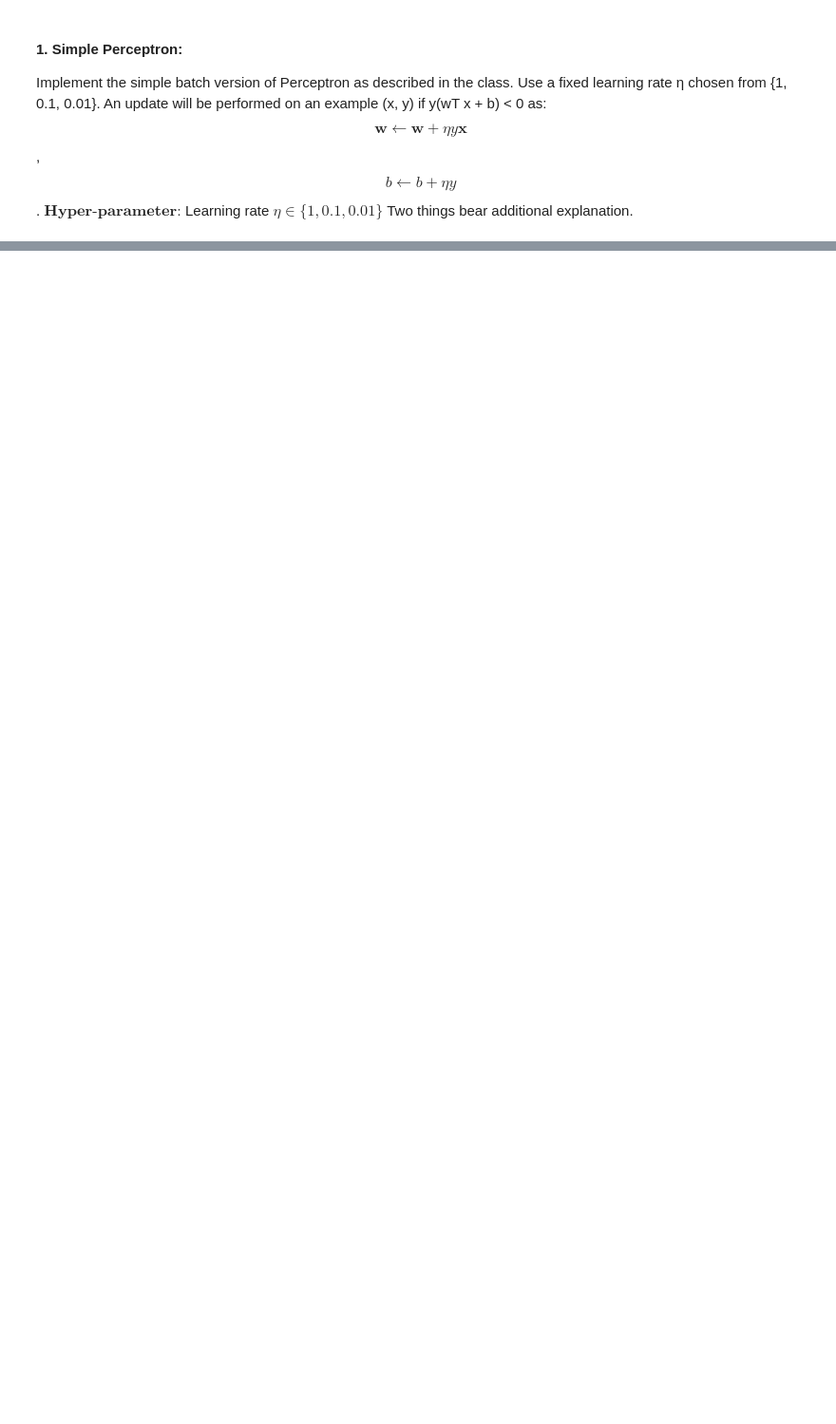
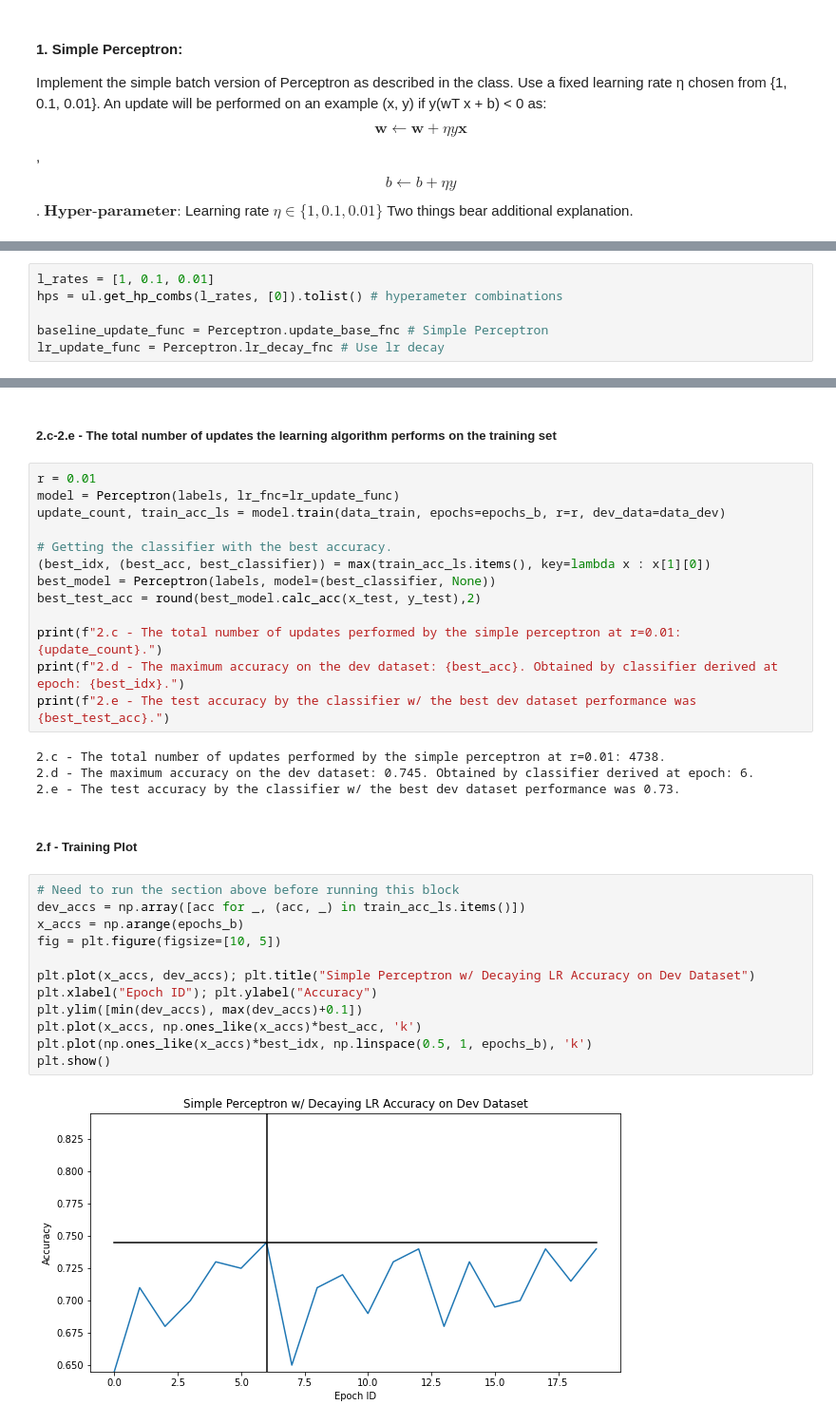
Before and after one commit to CasuallyAlive/ml-projects, a Jupyter notebook: src/hw2/hw2_exp_report.ipynb, the cells around one changed output, grey strips where cells are left out. Shown: that part at 95% size. Saved outputs shown, nothing was run; the diff lists cells and outputs as text; blank space fills up the shorter version.

```diff
--- a/src/hw2/hw2_exp_report.ipynb
+++ b/src/hw2/hw2_exp_report.ipynb
@@ -70,0 +119,6 @@ options = (10, None, )
+# %%
+l_rates = [1, 0.1, 0.01]
+hps = ul.get_hp_combs(l_rates, [0]).tolist() # hyperameter combinations
+
+baseline_update_func = Perceptron.update_base_fnc # Simple Perceptron
+lr_update_func = Perceptron.lr_decay_fnc # Use lr decay
@@ -70,0 +150,35 @@ options = (10, None, )
+# %% [markdown]
+##### 2.c-2.e - The total number of updates the learning algorithm performs on the training set
+# %%
+r = 0.01
+model = Perceptron(labels, lr_fnc=lr_update_func)
+update_count, train_acc_ls = model.train(data_train, epochs=epochs_b, r=r, dev_data=data_dev)
+
+# Getting the classifier with the best accuracy.
+(best_idx, (best_acc, best_classifier)) = max(train_acc_ls.items(), key=lambda x : x[1][0])
+best_model = Perceptron(labels, model=(best_classifier, None))
+best_test_acc = round(best_model.calc_acc(x_test, y_test),2)
+
+print(f"2.c - The total number of updates performed by the simple perceptron at r=0.01: {update_count}.")
+print(f"2.d - The maximum accuracy on the dev dataset: {best_acc}. Obtained by classifier derived at epoch: {best_idx}.")
+print(f"2.e - The test accuracy by the classifier w/ the best dev dataset performance was {best_test_acc}.")
+# %% [output]
+2.c - The total number of updates performed by the simple perceptron at r=0.01: 4738.
+2.d - The maximum accuracy on the dev dataset: 0.745. Obtained by classifier derived at epoch: 6.
+2.e - The test accuracy by the classifier w/ the best dev dataset performance was 0.73.
+# %% [markdown]
+##### 2.f - Training Plot
+# %%
+# Need to run the section above before running this block
+dev_accs = np.array([acc for _, (acc, _) in train_acc_ls.items()])
+x_accs = np.arange(epochs_b)
+fig = plt.figure(figsize=[10, 5])
+
+plt.plot(x_accs, dev_accs); plt.title("Simple Perceptron w/ Decaying LR Accuracy on Dev Dataset")
+plt.xlabel("Epoch ID"); plt.ylabel("Accuracy")
+plt.ylim([min(dev_accs), max(dev_accs)+0.1])
+plt.plot(x_accs, np.ones_like(x_accs)*best_acc, 'k')
+plt.plot(np.ones_like(x_accs)*best_idx, np.linspace(0.5, 1, epochs_b), 'k')
+plt.show()
+# %% [output]
+[figure, added]
```
Also changed, not shown: parts of 60 cells of this notebook, 8 other files.
